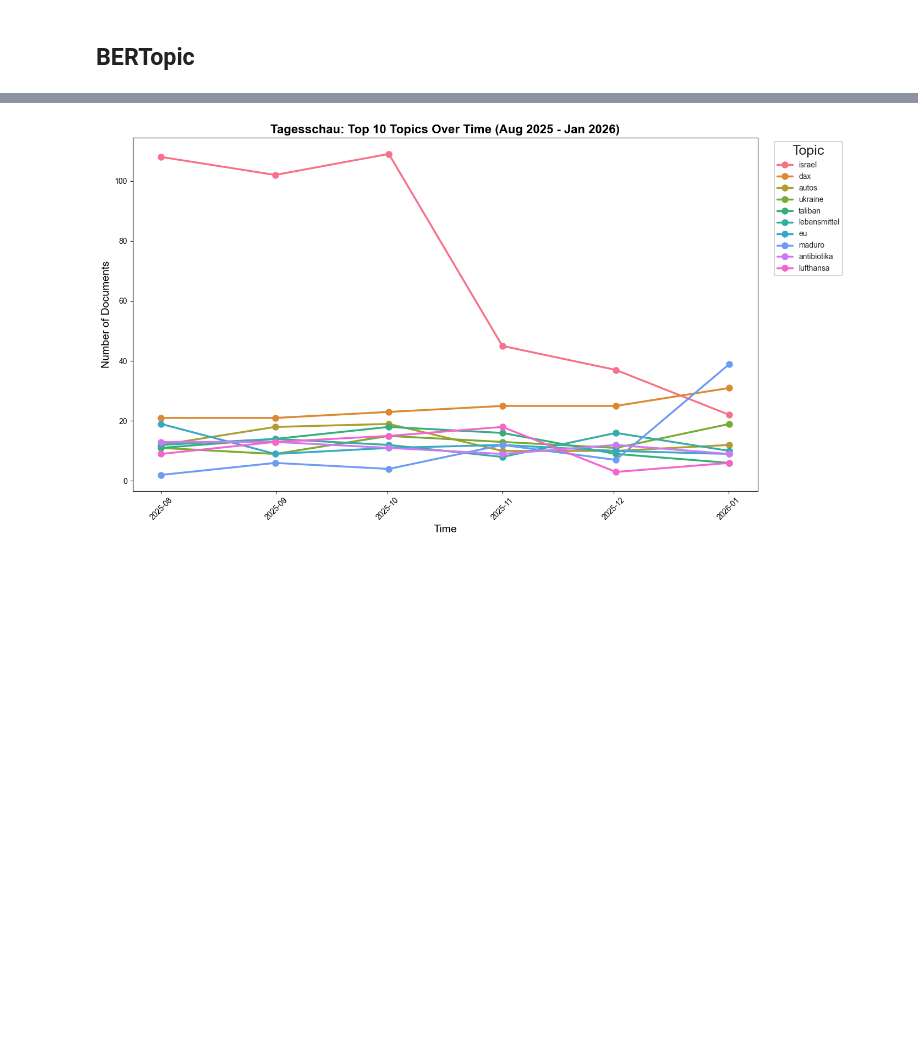
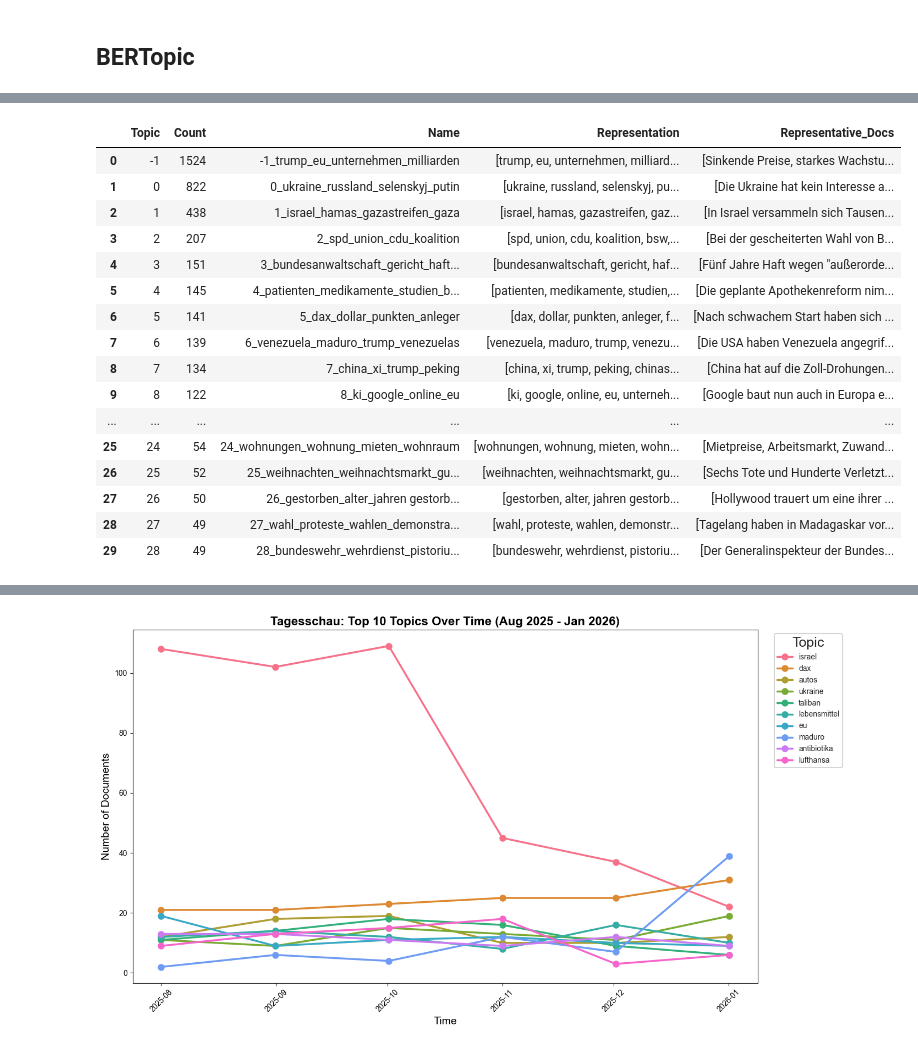
Before and after one commit to mattishaumann/Thesis, a Jupyter notebook: data preprocessing/06_Tagesschau.ipynb, the cells around one changed output, grey strips where cells are left out. Saved outputs shown, nothing was run; the diff lists cells and outputs as text; code cells hidden in the pictures; blank space fills up the shorter version.

Commit message:
bertopic updates without large artifacts

```diff
--- a/data preprocessing/06_Tagesschau.ipynb
+++ b/data preprocessing/06_Tagesschau.ipynb
@@ -435,3 +517,5 @@ plt.show()
+# %%
+df_clean=df_cleaned
 # %% [markdown]
 ## BERTopic
 # %%
@@ -544,0 +534,12 @@ plt.show()
+# %%
+# 1) BERTopic on full article text
+result_full_text = run_bertopic_pipeline(
+    df=df_clean,
+    text_col="Text",
+    config=BERTopicConfig(),
+    id_col="URL",
+    source_name="Tagesschau",
+)
+
+# Keep downstream notebook cells unchanged (they use `result`)
+result = result_full_text
@@ -544,0 +563,21 @@ plt.show()
+# %%
+topic_info = result["topic_info"]
+topic_info.head(30)
+# %% [output]
+|  | Topic | Count | Name | Representation | Representative_Docs |
+| 0 | -1 | 1524 | -1_trump_eu_unternehmen_milliarden | [trump, eu, unternehmen, milliard... | [Sinkende Preise, starkes Wachstu... |
+| 1 | 0 | 822 | 0_ukraine_russland_selenskyj_putin | [ukraine, russland, selenskyj, pu... | [Die Ukraine hat kein Interesse a... |
+| 2 | 1 | 438 | 1_israel_hamas_gazastreifen_gaza | [israel, hamas, gazastreifen, gaz... | [In Israel versammeln sich Tausen... |
+| 3 | 2 | 207 | 2_spd_union_cdu_koalition | [spd, union, cdu, koalition, bsw,... | [Bei der gescheiterten Wahl von B... |
+| 4 | 3 | 151 | 3_bundesanwaltschaft_gericht_haft... | [bundesanwaltschaft, gericht, haf... | [Fünf Jahre Haft wegen "außerorde... |
+| 5 | 4 | 145 | 4_patienten_medikamente_studien_b... | [patienten, medikamente, studien,... | [Die geplante Apothekenreform nim... |
+| 6 | 5 | 141 | 5_dax_dollar_punkten_anleger | [dax, dollar, punkten, anleger, f... | [Nach schwachem Start haben sich ... |
+| 7 | 6 | 139 | 6_venezuela_maduro_trump_venezuelas | [venezuela, maduro, trump, venezu... | [Die USA haben Venezuela angegrif... |
+| 8 | 7 | 134 | 7_china_xi_trump_peking | [china, xi, trump, peking, chinas... | [China hat auf die Zoll-Drohungen... |
+| 9 | 8 | 122 | 8_ki_google_online_eu | [ki, google, online, eu, unterneh... | [Google baut nun auch in Europa e... |
+| ... | ... | ... | ... | ... | ... |
+| 25 | 24 | 54 | 24_wohnungen_wohnung_mieten_wohnraum | [wohnungen, wohnung, mieten, wohn... | [Mietpreise, Arbeitsmarkt, Zuwand... |
+| 26 | 25 | 52 | 25_weihnachten_weihnachtsmarkt_gu... | [weihnachten, weihnachtsmarkt, gu... | [Sechs Tote und Hunderte Verletzt... |
+| 27 | 26 | 50 | 26_gestorben_alter_jahren gestorb... | [gestorben, alter, jahren gestorb... | [Hollywood trauert um eine ihrer ... |
+| 28 | 27 | 49 | 27_wahl_proteste_wahlen_demonstra... | [wahl, proteste, wahlen, demonstr... | [Tagelang haben in Madagaskar vor... |
+| 29 | 28 | 49 | 28_bundeswehr_wehrdienst_pistoriu... | [bundeswehr, wehrdienst, pistoriu... | [Der Generalinspekteur der Bundes... |
```
Also changed, not shown: parts of 44 cells of this notebook, 17 other files.
